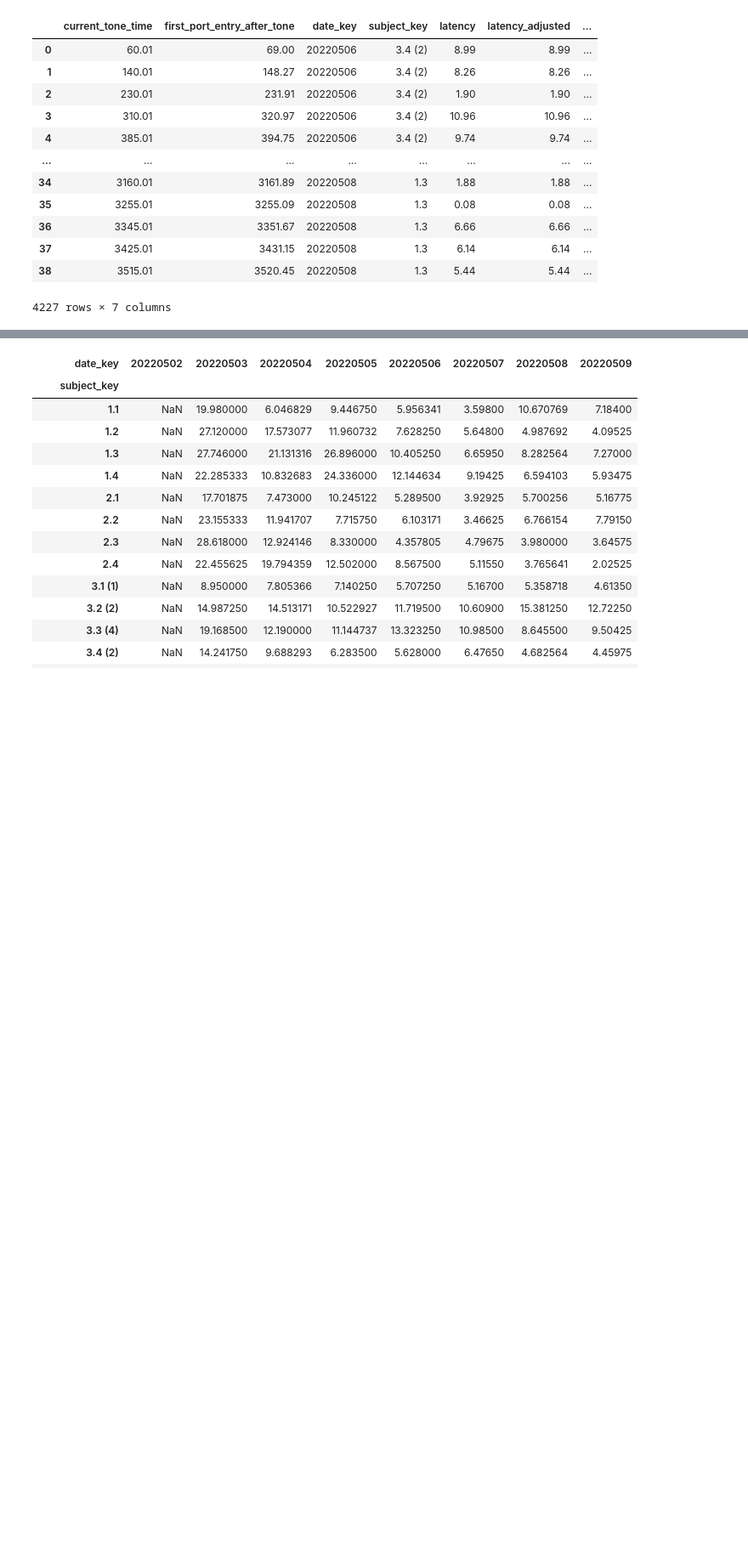
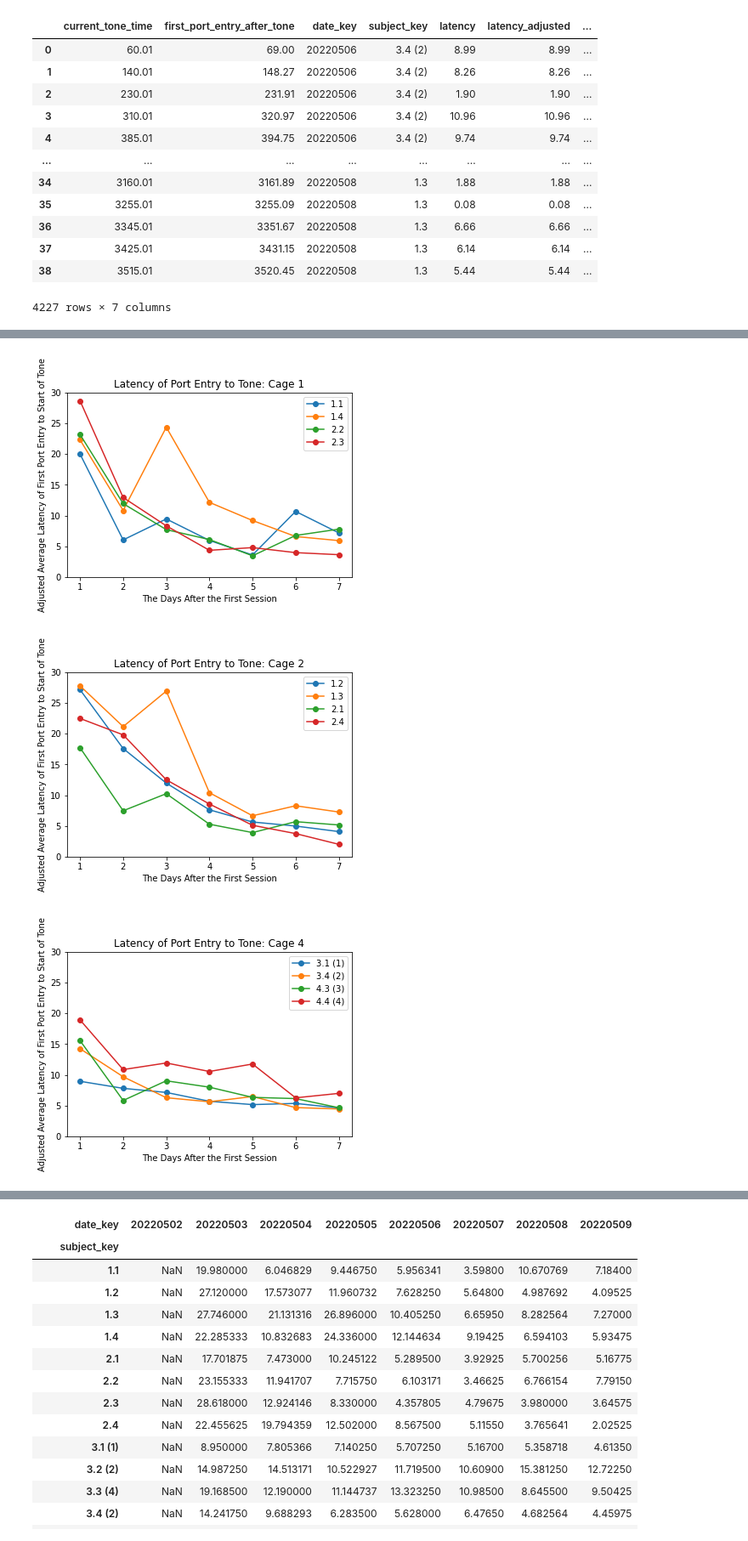
Before and after one commit to padillacoreanolab/med_pc_repo, a Jupyter notebook: results/2022_05_02_log_processing/med_pc_group_analysis.ipynb, the cells around one changed output, grey strips where cells are left out. Shown at 85% size. Cells and saved outputs as stored; diff of their text form; code cells hidden in the pictures; blank space fills up the shorter version.

Commit message:
nb: visualized the port latencies

```diff
--- a/results/2022_05_02_log_processing/med_pc_group_analysis.ipynb
+++ b/results/2022_05_02_log_processing/med_pc_group_analysis.ipynb
@@ -229,2 +268,2 @@ combined_latency_df.to_excel("./data/latency_dataframes/all_latencies.xlsx")
 # %%
-combined_latency_df.groupby(["subject_key", "date_key"]).mean()
+grouped_averaged_latency_df = combined_latency_df.groupby(["subject_key", "date_key"]).mean()
@@ -245,0 +270,6 @@ combined_latency_df.groupby(["subject_key", "date_key"]).mean()
+# %%
+grouped_averaged_latency_df = grouped_averaged_latency_df.reset_index()
+# %%
+grouped_averaged_latency_df["cage"] = grouped_averaged_latency_df["subject_key"].map(subject_to_cage_dict)
+# %%
+grouped_averaged_latency_df["date_int"] = grouped_averaged_latency_df["date_key"].astype(int)
@@ -245,0 +292,23 @@ combined_latency_df.groupby(["subject_key", "date_key"]).mean()
+# %%
+for cage in grouped_averaged_latency_df["cage"].unique():
+    fig, ax = plt.subplots()
+
+    cage_df = grouped_averaged_latency_df[grouped_averaged_latency_df["cage"] == cage]
+    for subject in cage_df["subject_key"].unique():
+        subject_df = cage_df[cage_df["subject_key"] == subject]
+
+
+
+        ax.plot(subject_df["date_int"] - subject_df["date_int"].min() + 1, subject_df["latency_adjusted"], '-o', label=subject)
+
+    ax.set_xlabel("The Days After the First Session")
+    ax.set_ylabel("Adjusted Average Latency of First Port Entry to Start of Tone")
+    ax.set_title("Latency of Port Entry to Tone: Cage {}".format(cage))
+
+    ax.set_ylim(0, 30)
+    ax.legend()
+    plt.savefig("./data/plots/average_latency_plots/average_port_entry_latency_cage_{}_subject_{}_date_20220503_20220509.png".format(cage, subject_id))
+# %% [output]
+[figure, added]
+[figure, added]
+[figure, added]
```
Also changed, not shown: parts of 162 cells of this notebook.
